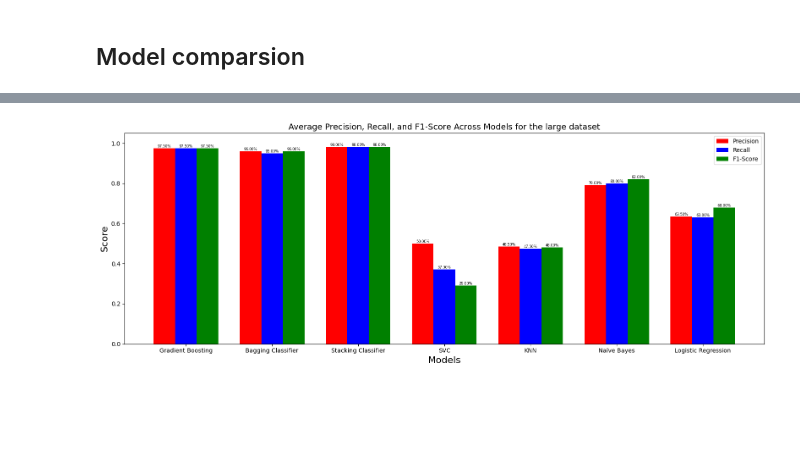
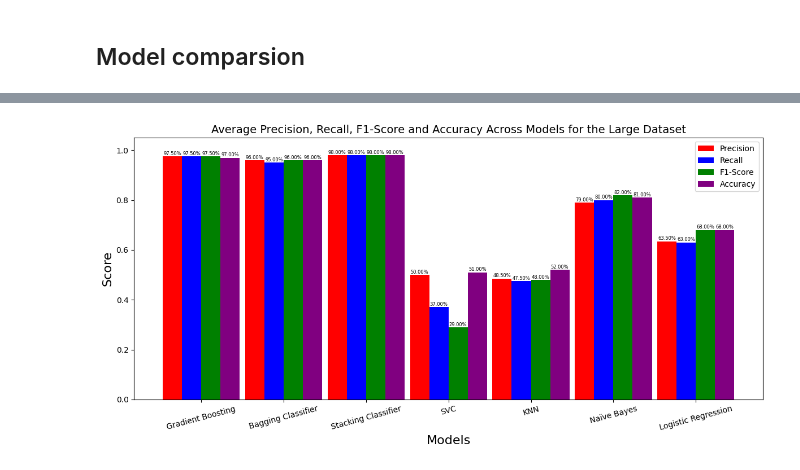
Before and after one commit to Teegee2000/cardiovascular-disease-predictions-leveraging-supervised-and-ensemble-machine-learning-models, a Jupyter notebook: cardiovascular_disease.ipynb, the cells around one changed output, grey strips where cells are left out. Saved outputs shown, nothing was run; the diff lists cells and outputs as text; code cells hidden in the pictures; blank space fills up the shorter version.

Commit message:
final work on the dataset from mendeley

```diff
--- a/cardiovascular_disease.ipynb
+++ b/cardiovascular_disease.ipynb
@@ -673,6 +673,4 @@ plt.show()
 # %%
-import numpy as np
-import matplotlib.pyplot as plt
 
 # Model names
 models = ["Gradient Boosting", "Bagging Classifier", "Stacking Classifier",
@@ -683,42 +681,49 @@ gradient_boosting = {
     "precision": [0.97, 0.98],
     "recall": [0.98, 0.97],
     "f1-score": [0.98, 0.97],
+    'accuracy': [0.97]
 }
 
 bagging_classifier = {
     "precision": [0.96, 0.96],
-    "recall": [0.94,0.96],
-    "f1-score": [0.95,0.97],
+    "recall": [0.94, 0.96],
+    "f1-score": [0.95, 0.97],
+    'accuracy': [0.96]
 }
 
 stacking_classifier = {
     "precision": [0.98, 0.98],
     "recall": [0.98, 0.98],
     "f1-score": [0.98, 0.98],
+    'accuracy': [0.98]
 }
 
 svc = {
     "precision": [0.00, 1.00],
     "recall": [0.00, 0.74],
     "f1-score": [0.00, 0.58],
+    'accuracy': [0.51]
 }
 
 knn = {
     "precision": [0.29, 0.68],
     "recall": [0.33, 0.62],
-    "f1-score": [0.39,0.57],
+    "f1-score": [0.39, 0.57],
+    'accuracy': [0.52]
 }
 
 naive_bayes = {
     "precision": [0.67, 0.91],
     "recall": [0.75, 0.85],
-    "f1-score": [0.84,0.80],
+    "f1-score": [0.84, 0.80],
+    'accuracy': [0.81]
 }
 
 log_reg = {
     "precision": [0.40, 0.87],
     "recall": [0.50, 0.76],
-    "f1-score": [0.69,0.67],
+    "f1-score": [0.69, 0.67],
+    'accuracy': [0.68]
 }
 
 # Compute averages
@@ -729,42 +734,50 @@ precision_scores = [
 ]
 
 recall_scores = [
     np.mean(gradient_boosting["recall"]), np.mean(bagging_classifier["recall"]),
     np.mean(stacking_classifier["recall"]), np.mean(svc["recall"]),
     np.mean(knn["recall"]), np.mean(naive_bayes["recall"]), np.mean(log_reg["recall"])
 ]
 
 f1_scores = [
     np.mean(gradient_boosting["f1-score"]), np.mean(bagging_classifier["f1-score"]),
     np.mean(stacking_classifier["f1-score"]), np.mean(svc["f1-score"]),
     np.mean(knn["f1-score"]), np.mean(naive_bayes["f1-score"]), np.mean(log_reg["f1-score"])
 ]
 
+
+accuracy_scores = [
+    gradient_boosting['accuracy'][0], bagging_classifier['accuracy'][0],
+    stacking_classifier['accuracy'][0], svc['accuracy'][0],
+    knn['accuracy'][0], naive_bayes['accuracy'][0], log_reg['accuracy'][0]
+]
+
 # Plotting
-x = np.arange(len(models))
-width = 0.25
+x = np.arange(len(models)) * 1.5  # Add spacing between groups
+width = 0.35
 
-fig, ax = plt.subplots(figsize=(16, 6))
-bars1 = ax.bar(x - width, precision_scores, width, label="Precision", color='red')
-bars2 = ax.bar(x, recall_scores, width, label="Recall", color='blue')
-bars3 = ax.bar(x + width, f1_scores, width, label="F1-Score", color='green')
+fig, ax = plt.subplots(figsize=(12, 6))
+bars1 = ax.bar(x - 1.5*width, precision_scores, width, label="Precision", color="red")
+bars2 = ax.bar(x - 0.5*width, recall_scores, width, label="Recall", color="blue")
+bars3 = ax.bar(x + 0.5*width, f1_scores, width, label="F1-Score", color="green")
+bars4 = ax.bar(x + 1.5*width, accuracy_scores, width, label="Accuracy", color="purple")
 
-# Add percentage text on top of bars
-for bars in [bars1, bars2, bars3]:
+# Add values on top of bars
+for bars in [bars1, bars2, bars3, bars4]:
     for bar in bars:
         height = bar.get_height()
-        ax.text(bar.get_x() + bar.get_width()/2, height, f"{height:.2%}", ha='center', va='bottom', fontsize=6)
+        ax.text(bar.get_x() + bar.get_width() / 2, height + 0.0005, f"{height:.2%}", ha='center', va='bottom', fontsize=6)
 
 # Labels and formatting
 ax.set_xlabel("Models", fontsize=16)
 ax.set_ylabel("Score", fontsize=16)
-ax.set_title("Average Precision, Recall, and F1-Score Across Models for the large dataset", fontsize=14)
+ax.set_title("Average Precision, Recall, F1-Score and Accuracy Across Models for the Large Dataset", fontsize=14)
 ax.set_xticks(x)
-ax.set_xticklabels(models, fontsize=10)
+ax.set_xticklabels(models, fontsize=10, rotation=15)
 ax.set_ylim(0, 1.05)
 ax.legend()
 
 plt.tight_layout()
 plt.show()
 # %% [output]
-[figure, old version]
+[figure, new version]
```
Also changed, not shown: parts of 9 cells of this notebook.
